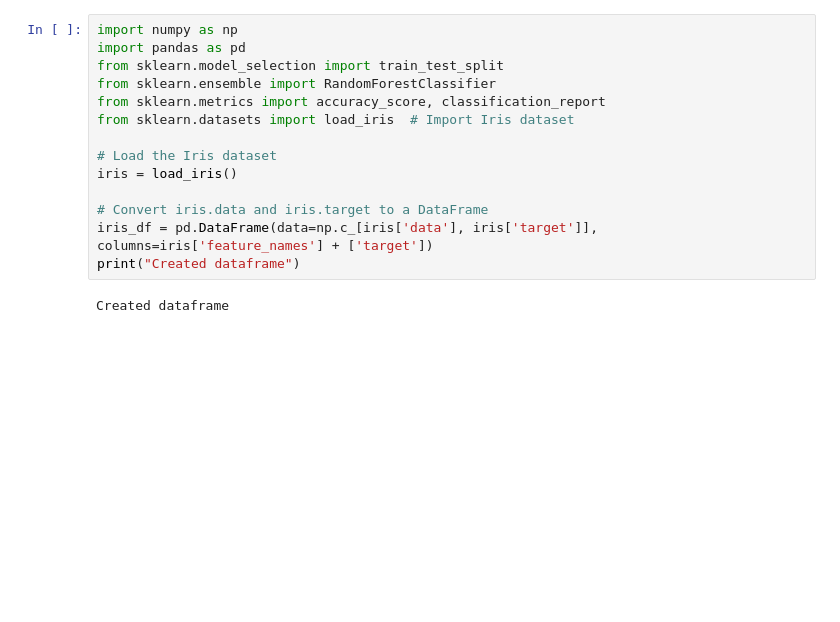
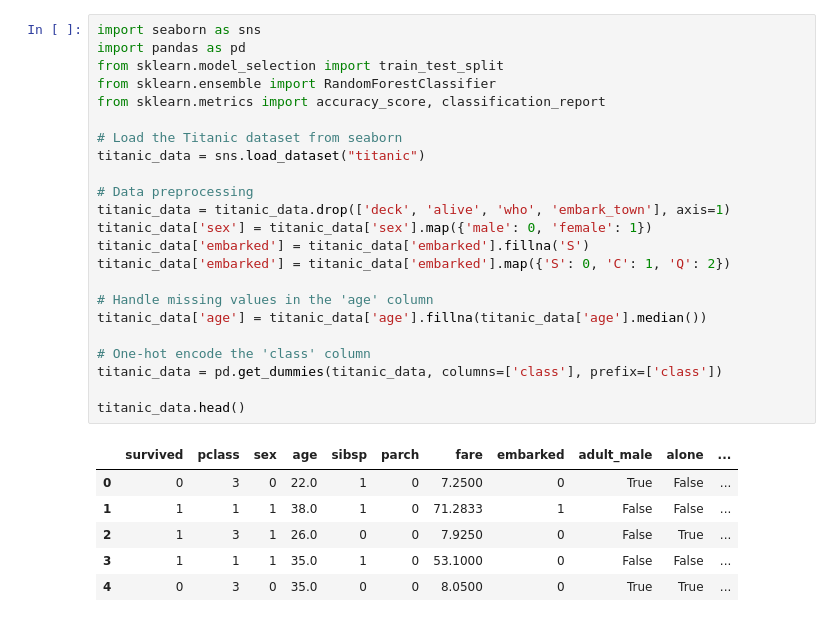
Before and after one commit to navyasrivattikuti/Machine_Learning, a Jupyter notebook: Random_Forest.ipynb, the cells around one changed output. Drawn from its saved outputs; the diff is of its cells as text; blank space fills up the shorter version.

```diff
--- a/Random_Forest.ipynb
+++ b/Random_Forest.ipynb
@@ -1,17 +1,31 @@
-# %%
-import numpy as np
-import pandas as pd
-from sklearn.model_selection import train_test_split
-from sklearn.ensemble import RandomForestClassifier
-from sklearn.metrics import accuracy_score, classification_report
-from sklearn.datasets import load_iris  # Import Iris dataset
-
-# Load the Iris dataset
-iris = load_iris()
-
-# Convert iris.data and iris.target to a DataFrame
-iris_df = pd.DataFrame(data=np.c_[iris['data'], iris['target']], columns=iris['feature_names'] + ['target'])
-print("Created dataframe")
-# %% [output]
-Created dataframe
+# %%
+import seaborn as sns
+import pandas as pd
+from sklearn.model_selection import train_test_split
+from sklearn.ensemble import RandomForestClassifier
+from sklearn.metrics import accuracy_score, classification_report
+
+# Load the Titanic dataset from seaborn
+titanic_data = sns.load_dataset("titanic")
+
+# Data preprocessing
+titanic_data = titanic_data.drop(['deck', 'alive', 'who', 'embark_town'], axis=1)
+titanic_data['sex'] = titanic_data['sex'].map({'male': 0, 'female': 1})
+titanic_data['embarked'] = titanic_data['embarked'].fillna('S')
+titanic_data['embarked'] = titanic_data['embarked'].map({'S': 0, 'C': 1, 'Q': 2})
+
+# Handle missing values in the 'age' column
+titanic_data['age'] = titanic_data['age'].fillna(titanic_data['age'].median())
+
+# One-hot encode the 'class' column
+titanic_data = pd.get_dummies(titanic_data, columns=['class'], prefix=['class'])
+
+titanic_data.head()
+# %% [output]
+|  | survived | pclass | sex | age | sibsp | parch | fare | embarked | adult_male | alone | ... |
+| 0 | 0 | 3 | 0 | 22.0 | 1 | 0 | 7.2500 | 0 | True | False | ... |
+| 1 | 1 | 1 | 1 | 38.0 | 1 | 0 | 71.2833 | 1 | False | False | ... |
+| 2 | 1 | 3 | 1 | 26.0 | 0 | 0 | 7.9250 | 0 | False | True | ... |
+| 3 | 1 | 1 | 1 | 35.0 | 1 | 0 | 53.1000 | 0 | False | False | ... |
+| 4 | 0 | 3 | 0 | 35.0 | 0 | 0 | 8.0500 | 0 | True | True | ... |
 # %%
```
Also changed, not shown: parts of 2 cells of this notebook, 1 other file.
